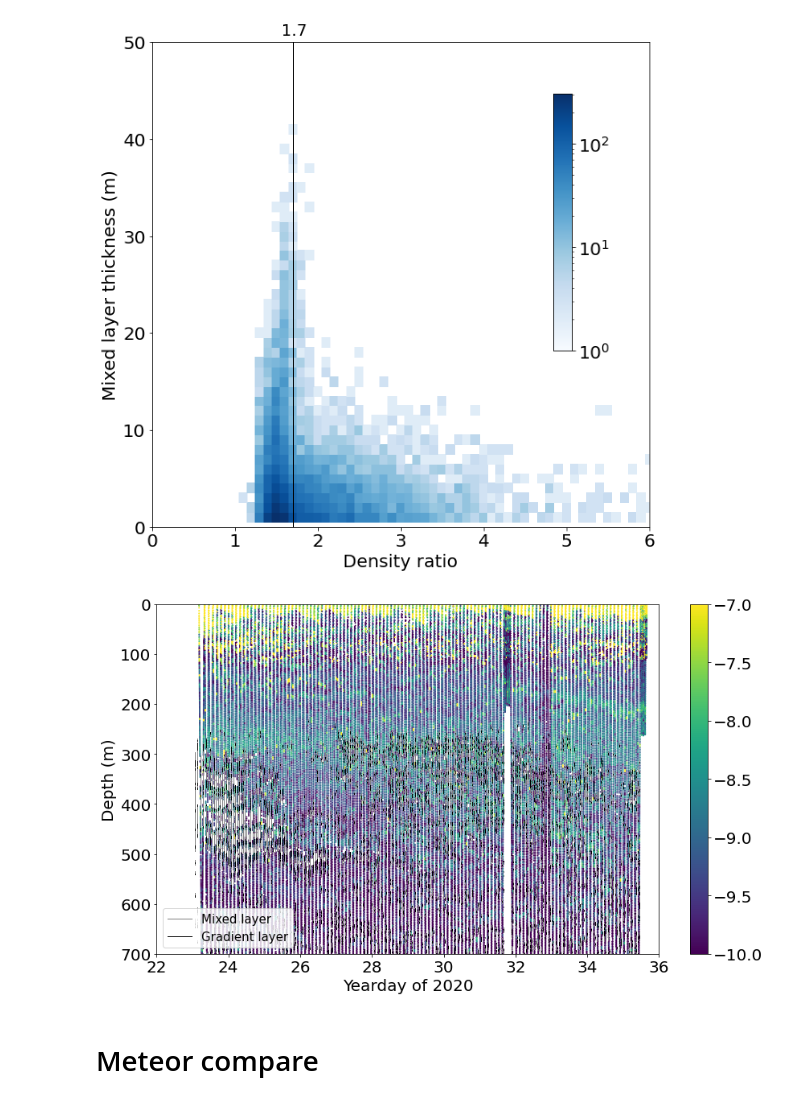
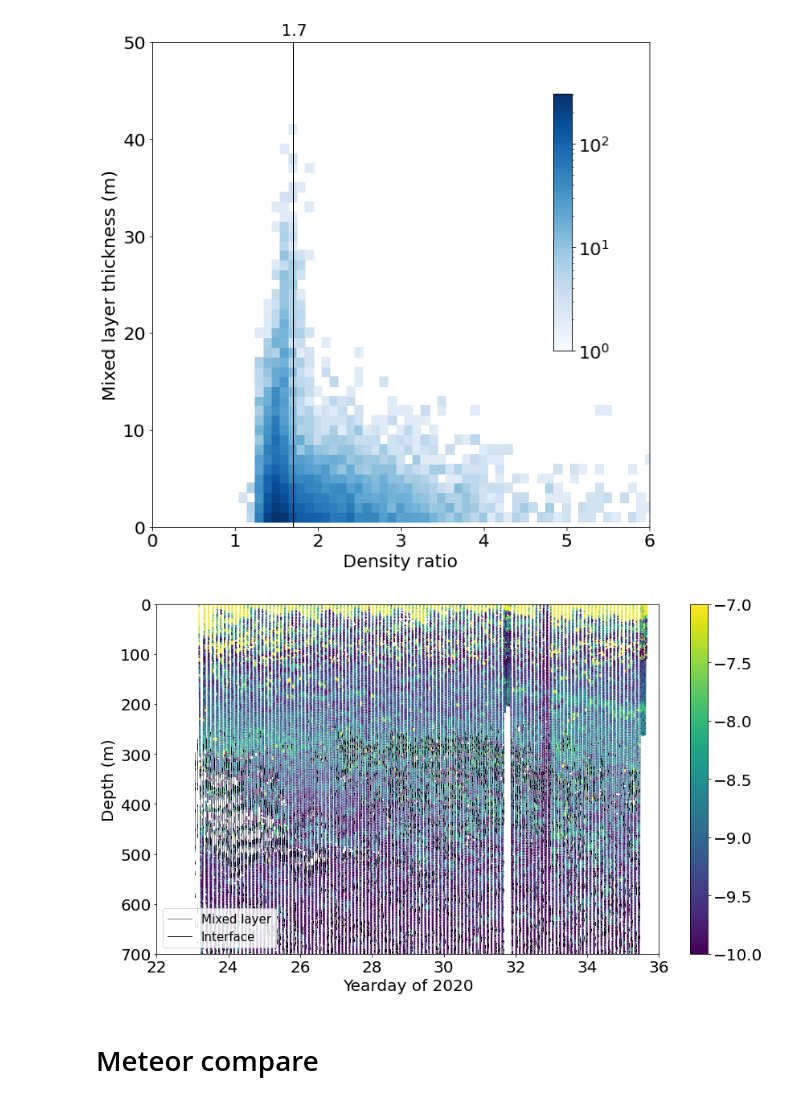
Before and after one commit to callumrollo/eurec4a-thermohaline-figures, a Jupyter notebook: create_figures.ipynb, the cells around one changed output. Drawn from its saved outputs; the diff is of its cells as text; code cells hidden in the pictures.

```diff
--- a/create_figures.ipynb
+++ b/create_figures.ipynb
@@ -596,27 +630,27 @@ savefig('fig11', extension='pdf')
 # %%
 figa, ax = plt.subplots(figsize=(14,8), sharex='col', sharey=True)
 mp = ax.scatter(df_dissapation.time_yday_utc, df_dissapation.P, c=df_dissapation.log_eps,  s=1,vmin=-10, vmax=-7, zorder=-10)
 for i, dive in enumerate(glider_df.dive_limb_dec.unique()):
     if dive>2000:
         continue
     if dive<1000:
         continue
     df = df_glider_1m.loc[df_glider_1m.dive == dive, :]
     offset = df.time_yday_utc.mean()
     y = np.ones(len(df.ct)) * offset
     ax.plot(np.ma.array(y, mask=df['mixed_layer_final_mask']) , np.ma.array(df.p, mask=df['mixed_layer_final_mask']), color='gray')
     ax.plot(np.ma.array(y, mask=df['gradient_layer_final_mask']), np.ma.array(df.p, mask=df['gradient_layer_final_mask']), color='k')
 
 ax.plot((-1,-1), (-1,-1), color='gray', label='Mixed layer')
-ax.plot((-1,-1), (-1,-1), color='k', label='Gradient layer')
+ax.plot((-1,-1), (-1,-1), color='k', label='Interface')
 fig.colorbar(mappable=mp, ax = ax)
 ax.legend(loc=3)
 ax.set(ylabel='Depth (m)')
 ax.set(xlabel='Yearday of 2020', xlim=(22, 36), ylim=(0, 700))
 ax.invert_yaxis()
 savefig('dissapation')
 # %% [output]
-[figure, old version]
+[figure, new version]
 # %% [markdown]
 # Meteor compare
 # %%
```
Also changed, not shown: parts of 20 cells of this notebook.
